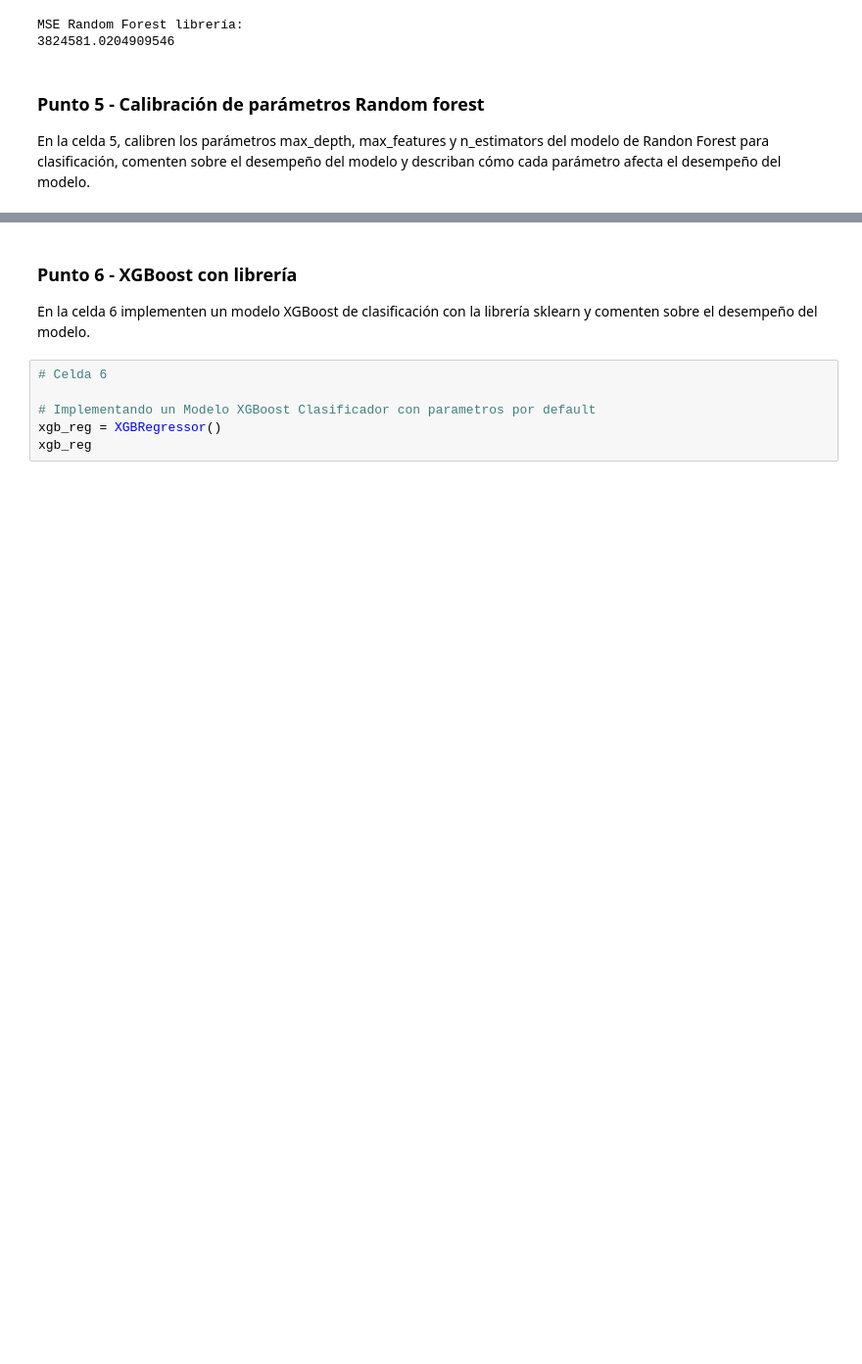
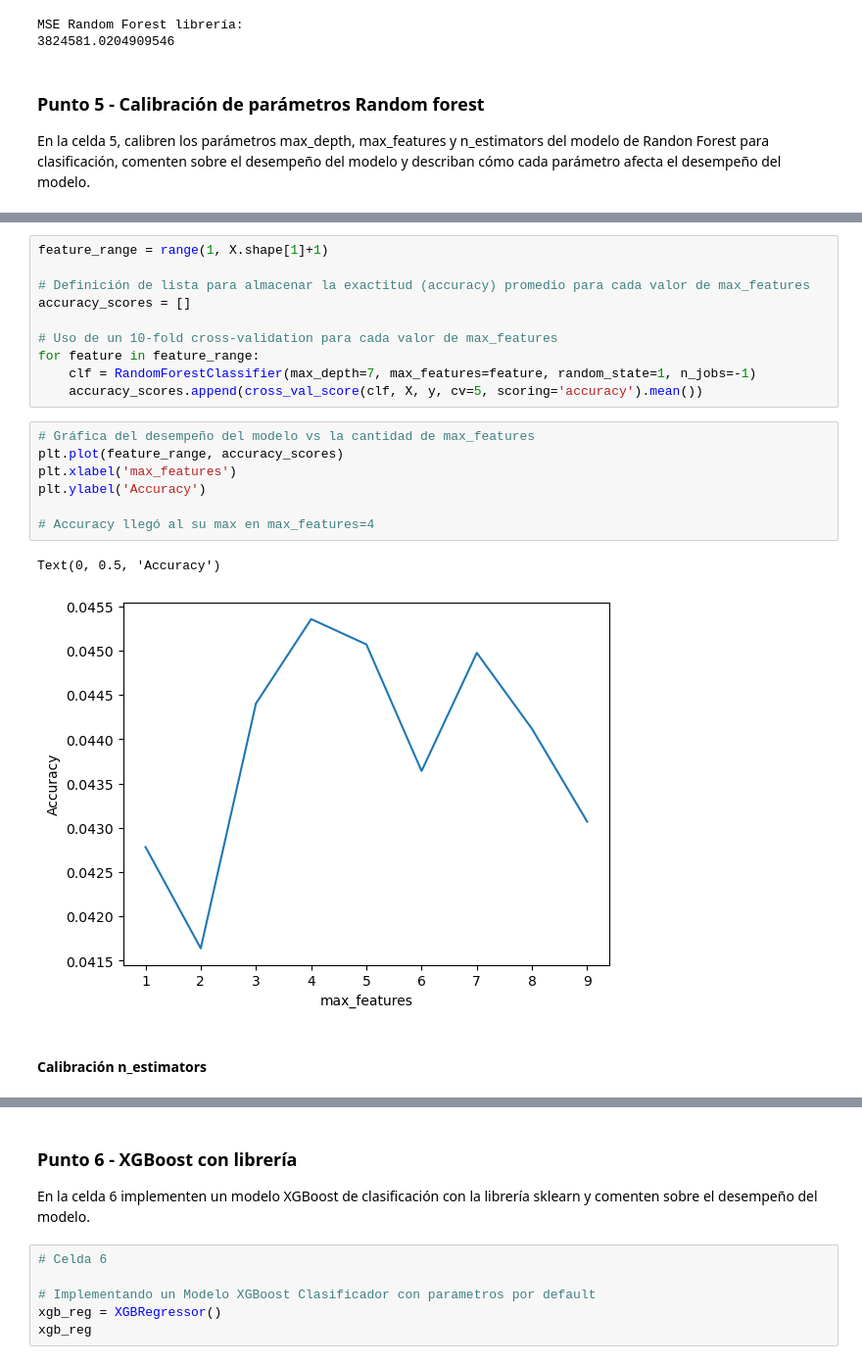
Before and after one commit to Josehoyos26/ML-y-PLN-Grupo-26, a Jupyter notebook: S2TC1_RandomForests_Boosting.ipynb, the cells around one changed output, grey strips where cells are left out. Shown: that part at 98% size. Cells and saved outputs as stored; diff of their text form; blank space fills up the shorter version.

```diff
--- a/S2TC1_RandomForests_Boosting.ipynb
+++ b/S2TC1_RandomForests_Boosting.ipynb
@@ -316,0 +342,22 @@ En la celda 5, calibren los parámetros max_depth, max_features y n_estimators d
+# %%
+feature_range = range(1, X.shape[1]+1)
+
+# Definición de lista para almacenar la exactitud (accuracy) promedio para cada valor de max_features
+accuracy_scores = []
+
+# Uso de un 10-fold cross-validation para cada valor de max_features
+for feature in feature_range:
+    clf = RandomForestClassifier(max_depth=7, max_features=feature, random_state=1, n_jobs=-1)
+    accuracy_scores.append(cross_val_score(clf, X, y, cv=5, scoring='accuracy').mean())
+# %%
+# Gráfica del desempeño del modelo vs la cantidad de max_features
+plt.plot(feature_range, accuracy_scores)
+plt.xlabel('max_features')
+plt.ylabel('Accuracy')
+
+# Accuracy llegó al su max en max_features=4
+# %% [output]
+Text(0, 0.5, 'Accuracy')
+[figure, added]
+# %% [markdown]
+#### Calibración n_estimators
```
Also changed, not shown: parts of 16 cells of this notebook.
